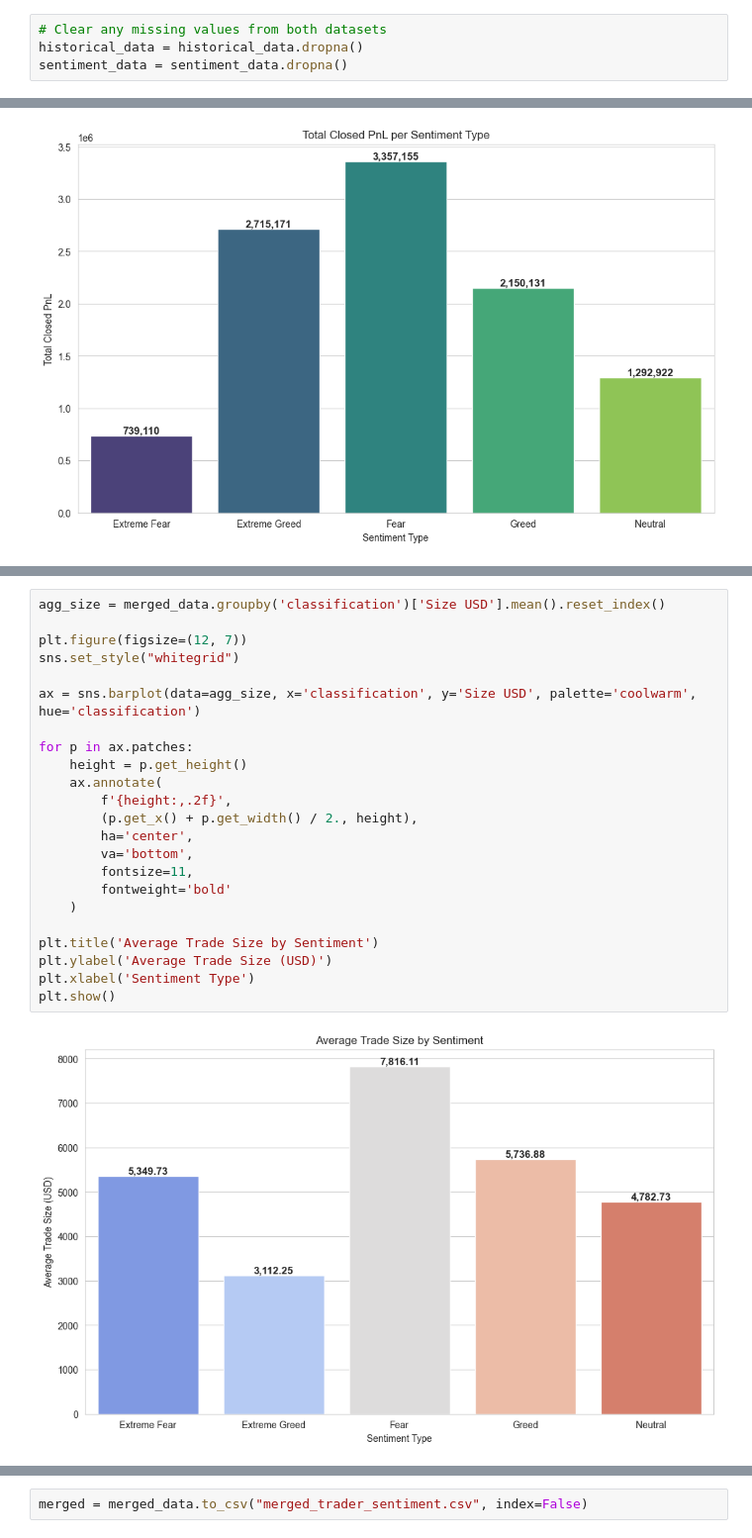
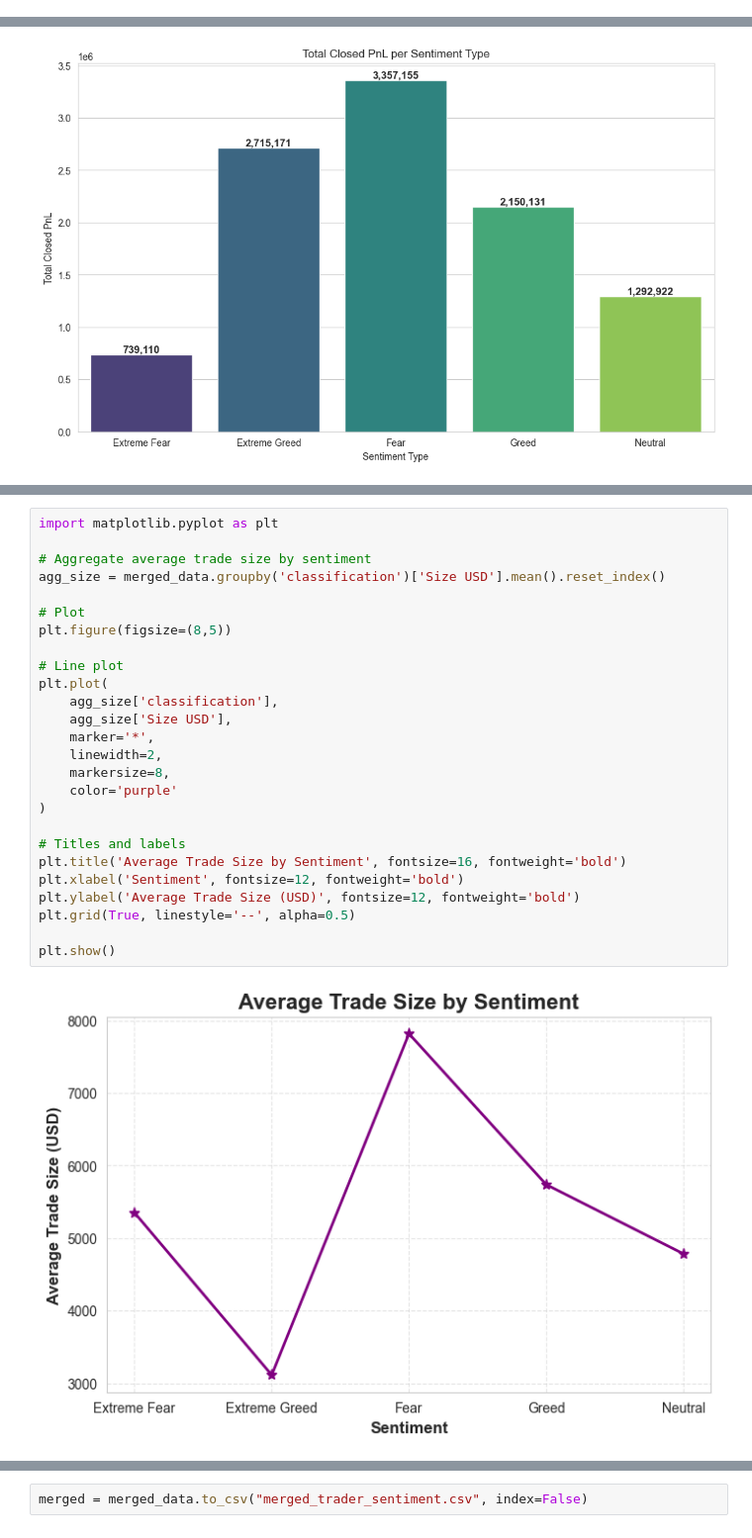
Before and after one commit to Shreyashpatilgh/PrimeTradeAI, a Jupyter notebook: primetradeAI.ipynb, the cells around one changed output, grey strips where cells are left out. Shown at 99% size. Saved outputs shown, nothing was run; the diff lists cells and outputs as text.

```diff
--- a/primetradeAI.ipynb
+++ b/primetradeAI.ipynb
@@ -40,10 +154,6 @@ historical_data.head()
 | 2 | 0xae5eacaf9c6b9111fd53034a602c192... | @107 | 7.99 | 144.09 | 1150.63 | BUY | 02-12-2024 22:50 | 1002.52 | ... |
 | 3 | 0xae5eacaf9c6b9111fd53034a602c192... | @107 | 7.99 | 142.98 | 1142.04 | BUY | 02-12-2024 22:50 | 1146.56 | ... |
 | 4 | 0xae5eacaf9c6b9111fd53034a602c192... | @107 | 7.99 | 8.73 | 69.75 | BUY | 02-12-2024 22:50 | 1289.49 | ... |
-# %%
-# Clear any missing values from both datasets
-historical_data = historical_data.dropna()
-sentiment_data = sentiment_data.dropna()
 # %%
 # Convert 'date' columns to date only
 historical_data['date'] = pd.to_datetime(historical_data['Timestamp IST'], dayfirst=True).dt.date
@@ -377,28 +508,31 @@ plt.show()
 # %%
+import matplotlib.pyplot as plt
+
+# Aggregate average trade size by sentiment
 agg_size = merged_data.groupby('classification')['Size USD'].mean().reset_index()
 
-plt.figure(figsize=(12, 7))
-sns.set_style("whitegrid")
+# Plot
+plt.figure(figsize=(8,5))
 
-ax = sns.barplot(data=agg_size, x='classification', y='Size USD', palette='coolwarm', hue='classification')
+# Line plot
+plt.plot(
+    agg_size['classification'],
+    agg_size['Size USD'],
+    marker='*',
+    linewidth=2,
+    markersize=8,
+    color='purple'
+)
 
-for p in ax.patches:
-    height = p.get_height()
-    ax.annotate(
-        f'{height:,.2f}',
-        (p.get_x() + p.get_width() / 2., height),
-        ha='center',
-        va='bottom',
-        fontsize=11,
-        fontweight='bold'
-    )
+# Titles and labels
+plt.title('Average Trade Size by Sentiment', fontsize=16, fontweight='bold')
+plt.xlabel('Sentiment', fontsize=12, fontweight='bold')
+plt.ylabel('Average Trade Size (USD)', fontsize=12, fontweight='bold')
+plt.grid(True, linestyle='--', alpha=0.5)
 
-plt.title('Average Trade Size by Sentiment')
-plt.ylabel('Average Trade Size (USD)')
-plt.xlabel('Sentiment Type')
 plt.show()
 # %% [output]
-[figure, old version]
+[figure, new version]
 # %%
 # Profitability Distribution by Sentiment Type
 plt.figure(figsize=(10,6))
```
Also changed, not shown: parts of 21 cells of this notebook, 1 other file.
